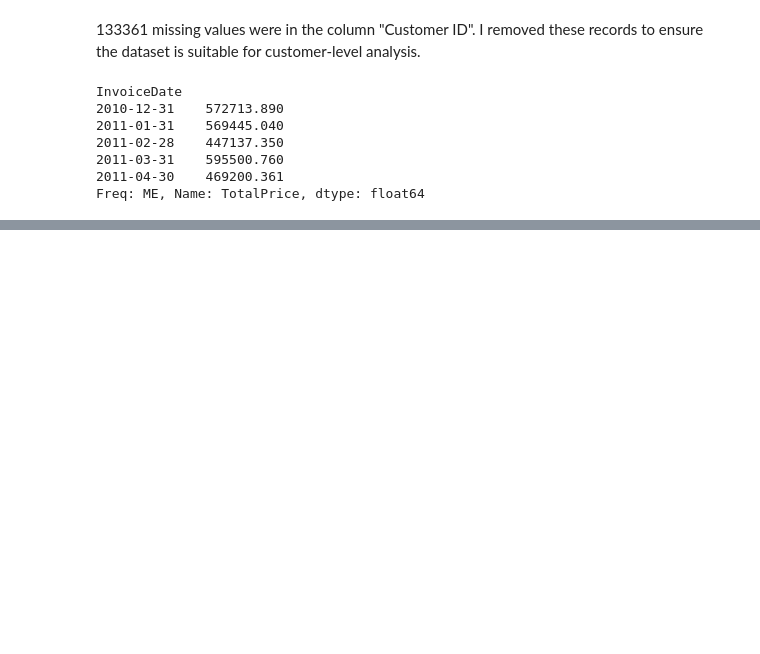
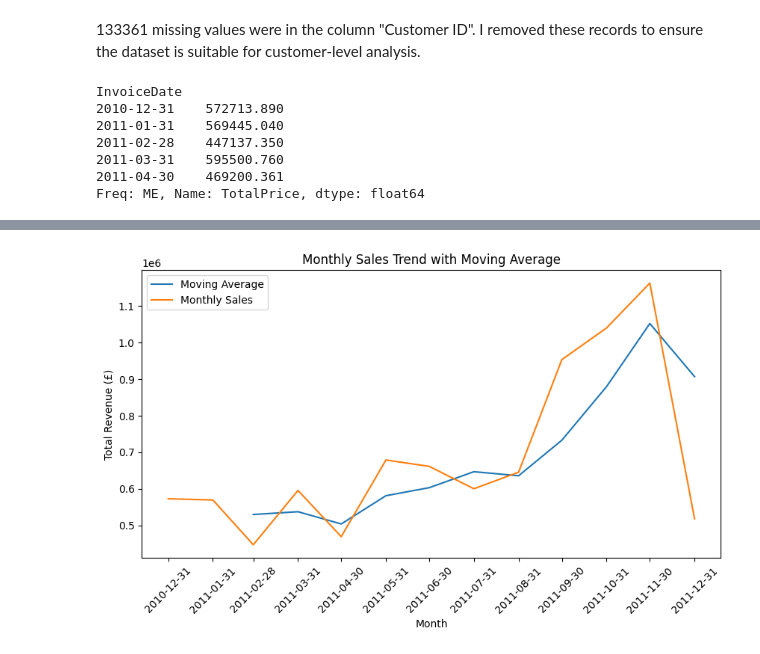
Before and after one commit to Yingblds/30Day-Reboot, a Jupyter notebook: ecommerce_sales_analysis/notebook/ecommerce_analysis_practice.ipynb, the cells around one changed output, grey strips where cells are left out. Cells and saved outputs as stored; diff of their text form; code cells hidden in the pictures; blank space fills up the shorter version.

```diff
--- a/ecommerce_sales_analysis/notebook/ecommerce_analysis_practice.ipynb
+++ b/ecommerce_sales_analysis/notebook/ecommerce_analysis_practice.ipynb
@@ -273,0 +475,16 @@ print("图表已保存为 monthly_sales.png")
+# %%
+# Moving Average
+
+monthly_sales_MA = monthly_sales.rolling(3).mean() #rolling(3)从存在三个数据开始做平均值，以便用完整窗口做平滑使统计数据稳定
+
+plt.figure(figsize=(10, 5))
+plt.title("Monthly Sales Trend with Moving Average")
+plt.xlabel("Month")
+plt.ylabel("Total Revenue (£)")
+plt.plot(monthly_sales_MA, label="Moving Average")
+plt.plot(monthly_sales, label="Monthly Sales")
+plt.legend()
+plt.xticks(monthly_sales.index, rotation=45) #monthly_sales.index为强制显示全部时间点
+plt.show()
+# %% [output]
+[figure, added]
```
Also changed, not shown: parts of 39 cells of this notebook.
